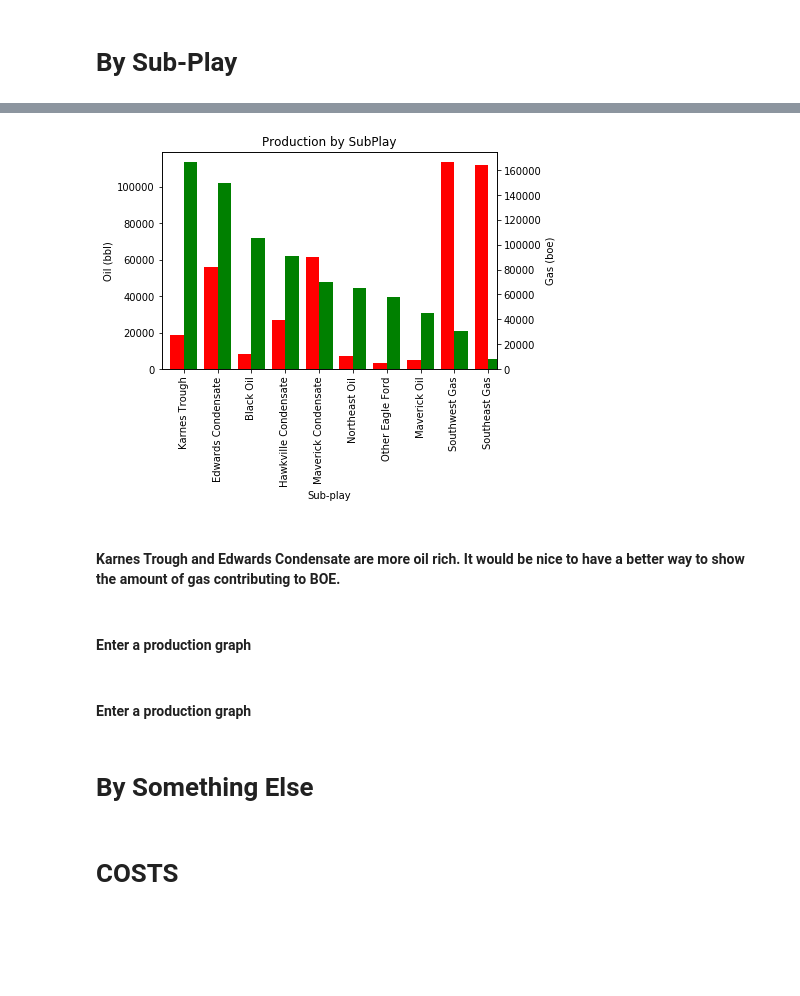
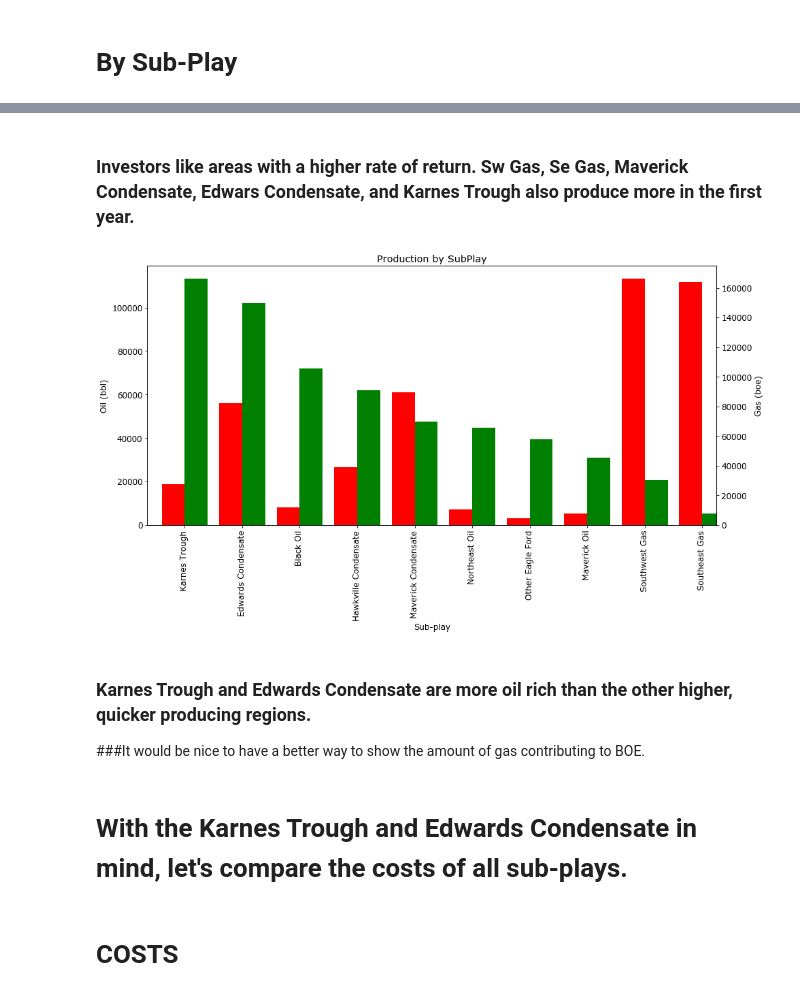
Before and after one commit to DaryaRudych/EagleFord-Oil-Project, a Jupyter notebook: Master.ipynb, the cells around one changed output, grey strips where cells are left out. Drawn from its saved outputs; the diff is of its cells as text; code cells hidden in the pictures; blank space fills up the shorter version.

Commit message:
first compiled master

```diff
--- a/Master.ipynb
+++ b/Master.ipynb
@@ -174,12 +270,28 @@ Index(['Operator Count', 'Well count', 'Avg Well cost', 'Avg Rig Cost (US$)',
+# %%
+# Build production data frame
+prod_df = pd.DataFrame({
+                       'Sub-play':eagleford_df['Sub-play'],
+                       'County':eagleford_df['County'],
+                       'Well Cost Total (US$)':eagleford_df['Well Cost Total (US$)'],
+                       'Cum365 Total (boe)':eagleford_df['Cum365 Total (boe)'],
+                       'EUR Total (mmboe)':eagleford_df['EUR Total (mmboe)'],
+                       'Cum365 Gas (mcf)':eagleford_df['Cum365 Gas (mcf)'],
+                       'Cum365 Oil (bbl)':eagleford_df['Cum365 Oil (bbl)'],
+                       'MD_Ft' :eagleford_df['Measured Depth (m)']/ 3.28084,
+                       'LL_Ft' :eagleford_df['Lateral Length (m)']/ 3.28084
+                       })
+# %%
+# Calculate average costs
+prod_avg = prod_df.groupby('Sub-play').mean()
 # %%
 # Plot total cost averages
 with plt.style.context('fivethirtyeight'):
-    summary_final.sort_values('Avg EUR (mmboe)', ascending = False, inplace = True)
-    summary_final['Avg EUR (mmboe)'].plot(kind='bar',figsize=(15, 7),rot=70)
+    prod_avg.sort_values('EUR Total (mmboe)', ascending = False, inplace = True)
+    prod_avg['EUR Total (mmboe)'].plot(kind='bar',figsize=(15, 7),rot=70)
 
     # Add axis labels and title
-    plt.title("Average Sub-Play Production")
-    plt.ylabel("MMBOE")
+    plt.title("Average Sub-Play Estimated Recovery")
+    plt.ylabel("EUR (MMBOE)")
 
     # Show plot
     plt.show()
@@ -187,0 +302,13 @@ with plt.style.context('fivethirtyeight'):
+# %%
+#ONE YEAR BOE
+# Plot total cost cost averages
+with plt.style.context('fivethirtyeight'):
+    prod_avg.sort_values('Cum365 Total (boe)', ascending = False, inplace = True)
+    prod_avg['Cum365 Total (boe)'].plot(kind='bar',figsize=(15, 7), rot=70)
+
+    # Add axis labels and title
+    plt.title("Avg. First Year of Production")
+    plt.ylabel("Cumulative 365 day BOE")
+
+    # Show plot
+    plt.show()
@@ -188,30 +317,29 @@ with plt.style.context('fivethirtyeight'):
+# %% [markdown]
+### Investors like areas with a higher rate of return. Sw Gas, Se Gas, Maverick Condensate, Edwars Condensate, and Karnes Trough also produce more in the first year.
 # %%
 # Plot categorical costs
 
-summary_final.sort_values('Avg Cum365 Oil (bbl)', ascending = False, inplace = True)
+prod_avg.sort_values('Cum365 Oil (bbl)', ascending = False, inplace = True)
 fig = plt.figure() # Create matplotlib figure
 ax = fig.add_subplot(111) # Create matplotlib axes
 ax2 = ax.twinx()
 width = 0.4
-summary_final.loc[:,'Avg Cum365 Oil (bbl)'].plot(kind='bar', color='green', ax=ax, width=width, position=0)
-(summary_final.loc[:,'Avg Cum365 Gas (mcf)']/6).plot(kind='bar', color='red', ax=ax2, width=width, position=1)
+prod_avg.loc[:,'Cum365 Oil (bbl)'].plot(kind='bar', color='green',figsize=(15, 7), ax=ax, width=width, position=0)
+(prod_avg.loc[:,'Cum365 Gas (mcf)']/6).plot(kind='bar', color='red',figsize=(15, 7), ax=ax2, width=width, position=1)
 
 # Add axis labels and title
 plt.title("Production by SubPlay")
 ax.set_ylabel("Oil (bbl)")
 ax2.set_ylabel("Gas (boe)")
 
 # Show plot
 plt.show()
 # %% [output]
-[figure, old version]
+[figure, new version]
 # %% [markdown]
-#### Karnes Trough and Edwards Condensate are more oil rich. It would be nice to have a better way to show the amount of gas contributing to BOE.
+### Karnes Trough and Edwards Condensate are more oil rich than the other higher, quicker producing regions.
+###It would be nice to have a better way to show the amount of gas contributing to BOE.
-# %% [markdown]
-#### Enter a production graph
-# %% [markdown]
-#### Enter a production graph
-# %% [markdown]
-# By Something Else
+# %% [markdown]
+# With the Karnes Trough and Edwards Condensate in mind, let's compare the costs of all sub-plays.
 # %% [markdown]
 # COSTS
```
Also changed, not shown: parts of 65 cells of this notebook, 9 other files.
